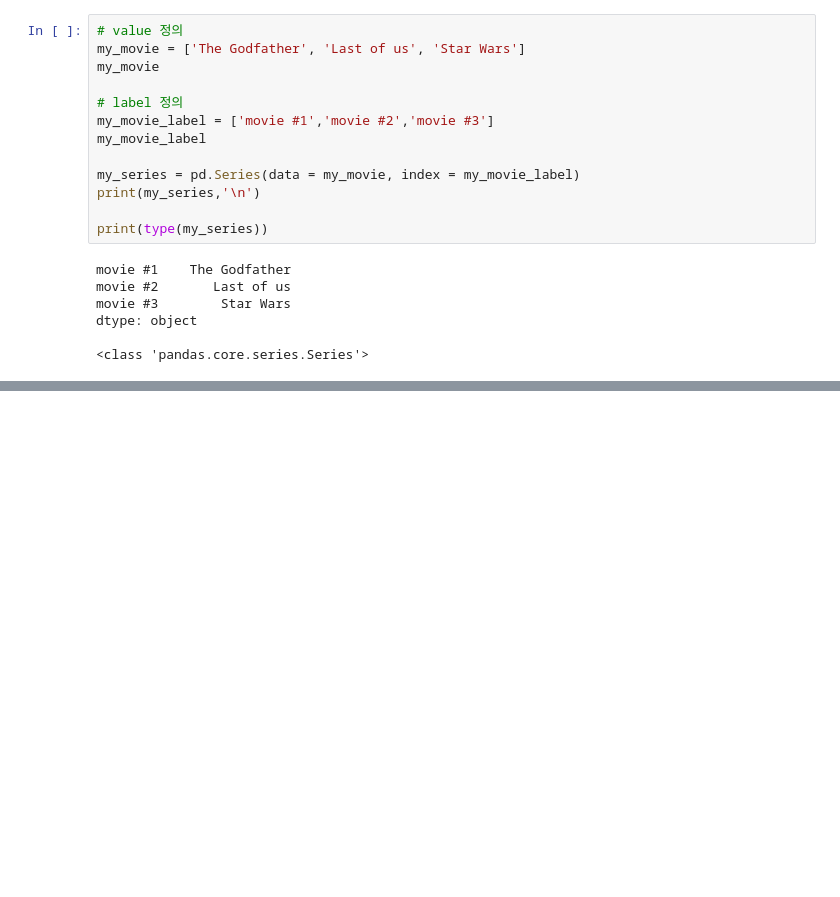
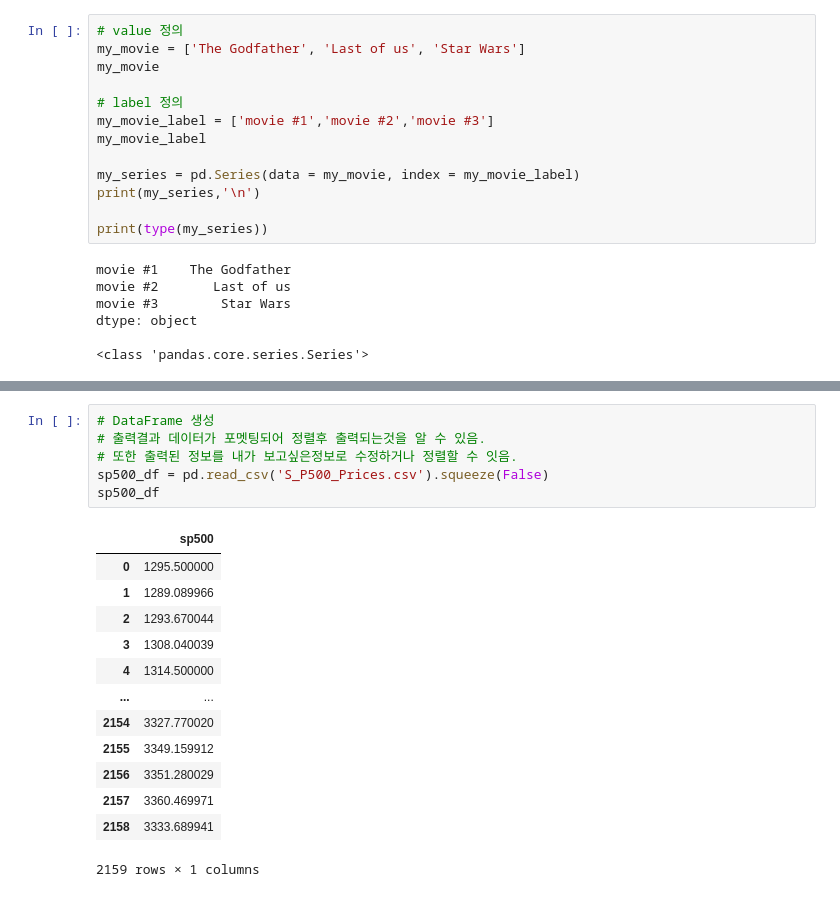
Before and after one commit to jjsair0412/pandas-study, a Jupyter notebook: Pandas_Series_basic.ipynb, the cells around one changed output, grey strips where cells are left out. Drawn from its saved outputs; the diff is of its cells as text; blank space fills up the shorter version.

```diff
--- a/Pandas_Series_basic.ipynb
+++ b/Pandas_Series_basic.ipynb
@@ -141,0 +361,20 @@ dtype: object
+# %%
+# DataFrame 생성
+# 출력결과 데이터가 포멧팅되어 정렬후 출력되는것을 알 수 있음.
+# 또한 출력된 정보를 내가 보고싶은정보로 수정하거나 정렬할 수 잇음.
+sp500_df = pd.read_csv('S_P500_Prices.csv').squeeze(False)
+sp500_df
+# %% [output]
+|  | sp500 |
+| 0 | 1295.500000 |
+| 1 | 1289.089966 |
+| 2 | 1293.670044 |
+| 3 | 1308.040039 |
+| 4 | 1314.500000 |
+| ... | ... |
+| 2154 | 3327.770020 |
+| 2155 | 3349.159912 |
+| 2156 | 3351.280029 |
+| 2157 | 3360.469971 |
+| 2158 | 3333.689941 |
+2159 rows × 1 columns
```
Also changed, not shown: parts of 25 cells of this notebook.
